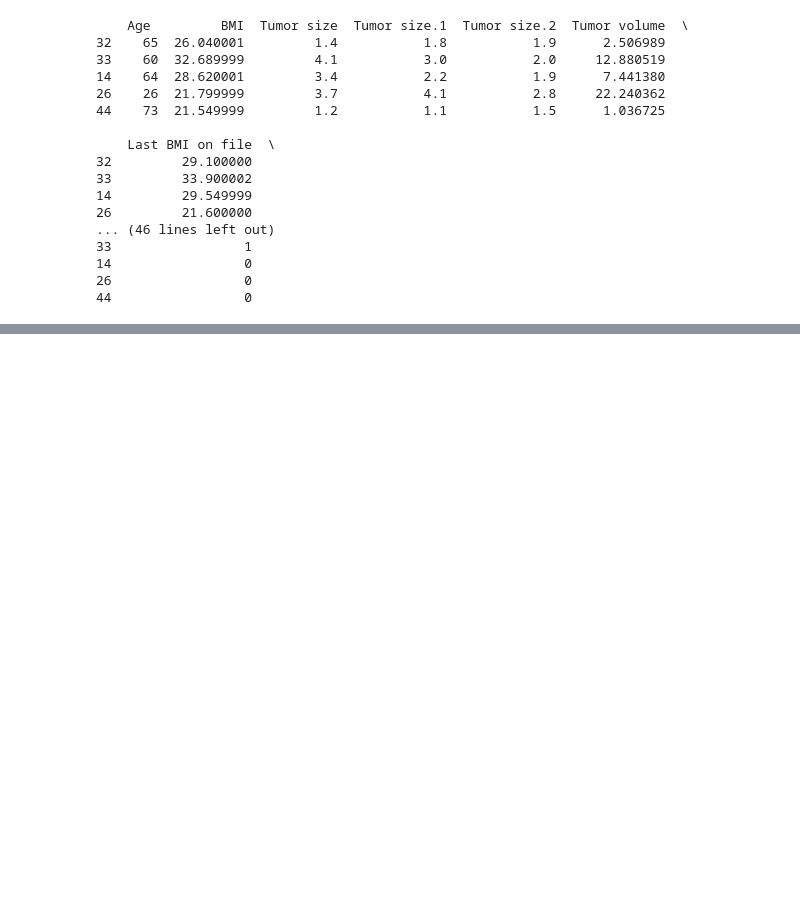
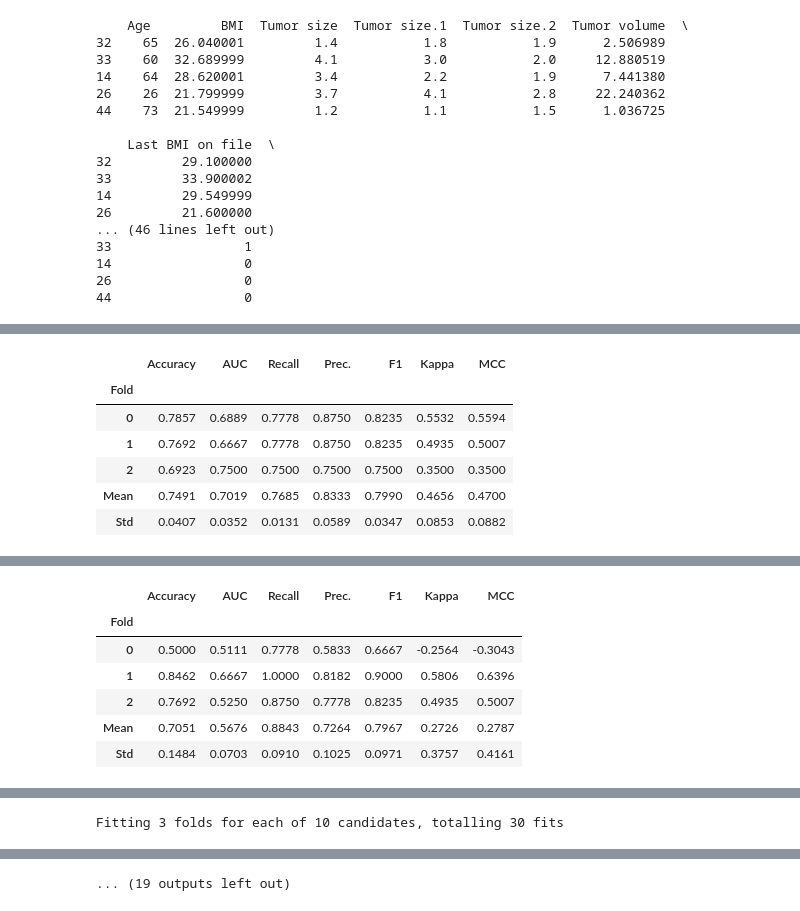
Before and after one commit to shrinitbabel/craniopharyngioma, a Jupyter notebook: initial.ipynb, the cells around one changed output, grey strips where cells are left out. Cells and saved outputs as stored; diff of their text form; code cells hidden in the pictures; blank space fills up the shorter version.

```diff
--- a/initial.ipynb
+++ b/initial.ipynb
@@ -393,0 +330,64 @@ Transformation Pipeline and Model Successfully Saved
+# %%
+import pandas as pd
+from pycaret.classification import (
+    setup, create_model, tune_model, calibrate_model,
+    blend_models, compare_models, finalize_model, save_model, pull
+)
+
+# --- Build the modeling table exactly as before ---
+df = pd.read_csv("data.csv")
+features_permdi = [
+    "Age ", "BMI", "Tumor size", "Tumor size.1", "Tumor size.2", "Tumor volume",
+    "Last BMI on file",
+    "Pre-op visual impairment (y/n) - symptomatic complaint of visual loss",
+    "Pre-op hydrocephalus (y/n)", "Pre-op intacranial pressure symptoms",
+    "Pre-op headache", "Pre-op endocrine changes (y/n)",
+    "Pre-op panhypopit (y/n) - define number of hormone axes that are non-functional",
+    "Intraventricular extension",
+    "Surgical Approach", "Resection outcome (total, subtotal, partial)"
+]
+target = "Permanent DI"
+
+data = df[features_permdi + [target]].dropna(subset=[target]).copy()
+folds = max(2, min(3, int(data[target].value_counts().min())))
+
+_ = setup(
+    data=data,
+    target=target,
+    session_id=42,
+    fold=folds,
+    fold_strategy="stratifiedkfold",
+    fix_imbalance=True,
+    verbose=False
+)
+
+# Base learners
+ridge = create_model("ridge")                     # strong precision
+cat   = create_model("catboost")                  # strong recall
+# Optional tuning (often helps catboost a bit)
+cat_t = tune_model(cat, optimize="F1")
+
+# Calibrate ridge (gives reliable proba for blending / ROC)
+ridge_cal = calibrate_model(ridge, method="isotonic")  # or "sigmoid"
+
+# Blend (soft vote on calibrated probabilities)
+blend = blend_models(
+    estimator_list=[ridge_cal, cat_t],
+    method="soft",          # uses probabilities
+    optimize="AUC"          # or "F1" if you care more about positives
+)
+
+# See CV metrics of the blend
+print(pull().head())
+
+# Threshold tuning (pick operating point)
+from pycaret.classification import plot_model
+plot_model(blend, plot="threshold")       # interactively pick threshold
+plot_model(blend, plot="pr")              # PR curve is informative for rare events
+plot_model(blend, plot="calibration")     # check probability calibration
+plot_model(blend, plot="auc")
+
+# Finalize & save
+blend_final = finalize_model(blend)
+save_model(blend_final, "permdi_blend_ridge_cat_v1")
+# %% [output]
@@ -393,0 +395,7 @@ Transformation Pipeline and Model Successfully Saved
+|  | Accuracy | AUC | Recall | Prec. | F1 | Kappa | MCC |
+| Fold |  |  |  |  |  |  |  |
+| 0 | 0.7857 | 0.6889 | 0.7778 | 0.8750 | 0.8235 | 0.5532 | 0.5594 |
+| 1 | 0.7692 | 0.6667 | 0.7778 | 0.8750 | 0.8235 | 0.4935 | 0.5007 |
+| 2 | 0.6923 | 0.7500 | 0.7500 | 0.7500 | 0.7500 | 0.3500 | 0.3500 |
+| Mean | 0.7491 | 0.7019 | 0.7685 | 0.8333 | 0.7990 | 0.4656 | 0.4700 |
+| Std | 0.0407 | 0.0352 | 0.0131 | 0.0589 | 0.0347 | 0.0853 | 0.0882 |
@@ -393,0 +404,7 @@ Transformation Pipeline and Model Successfully Saved
+|  | Accuracy | AUC | Recall | Prec. | F1 | Kappa | MCC |
+| Fold |  |  |  |  |  |  |  |
+| 0 | 0.5000 | 0.5111 | 0.7778 | 0.5833 | 0.6667 | -0.2564 | -0.3043 |
+| 1 | 0.8462 | 0.6667 | 1.0000 | 0.8182 | 0.9000 | 0.5806 | 0.6396 |
+| 2 | 0.7692 | 0.5250 | 0.8750 | 0.7778 | 0.8235 | 0.4935 | 0.5007 |
+| Mean | 0.7051 | 0.5676 | 0.8843 | 0.7264 | 0.7967 | 0.2726 | 0.2787 |
+| Std | 0.1484 | 0.0703 | 0.0910 | 0.1025 | 0.0971 | 0.3757 | 0.4161 |
@@ -393,0 +421 @@ Transformation Pipeline and Model Successfully Saved
+Fitting 3 folds for each of 10 candidates, totalling 30 fits
@@ -393,0 +430 @@ Transformation Pipeline and Model Successfully Saved
+... (19 outputs left out)
```
Also changed, not shown: parts of 8 cells of this notebook, 9 other files.
